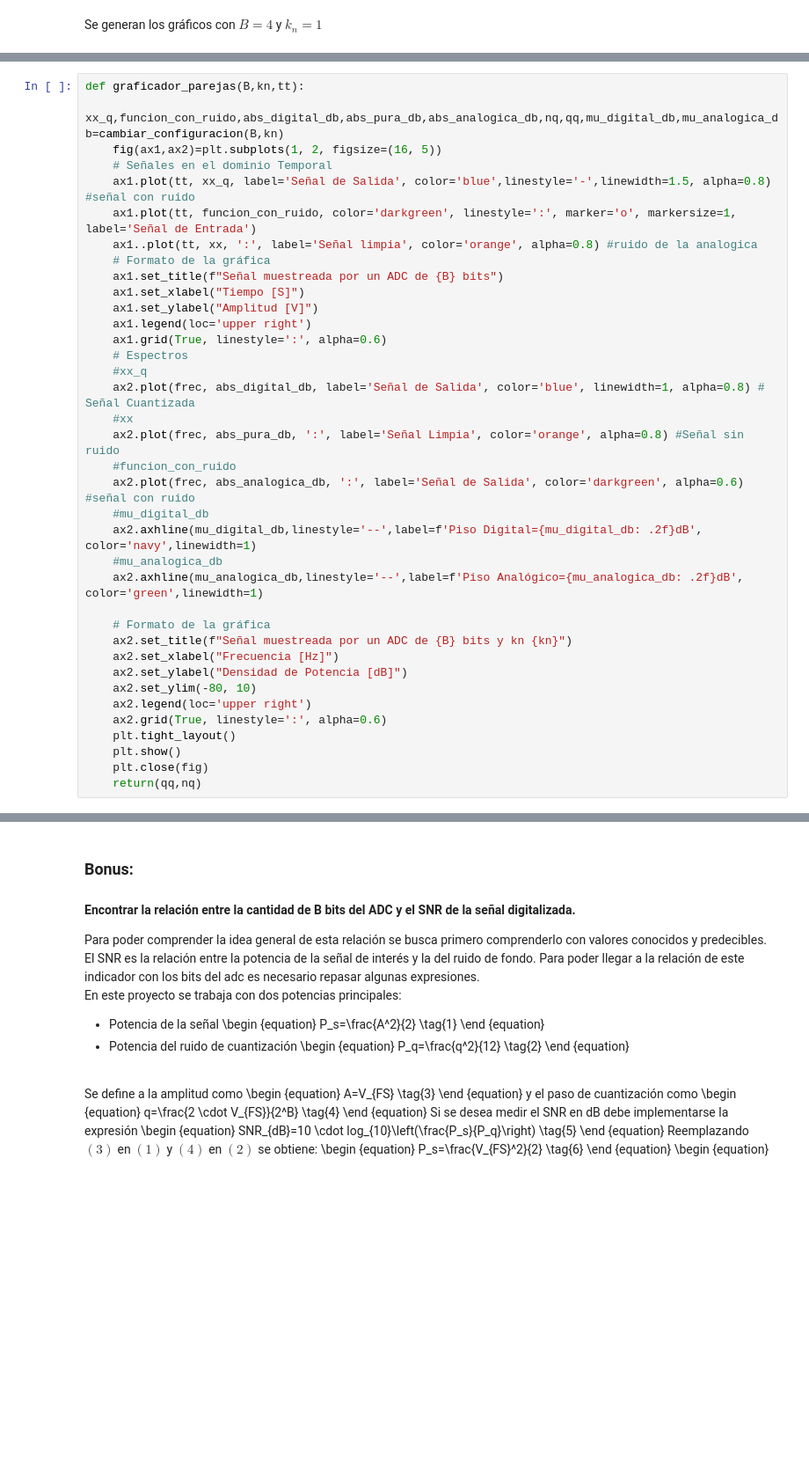
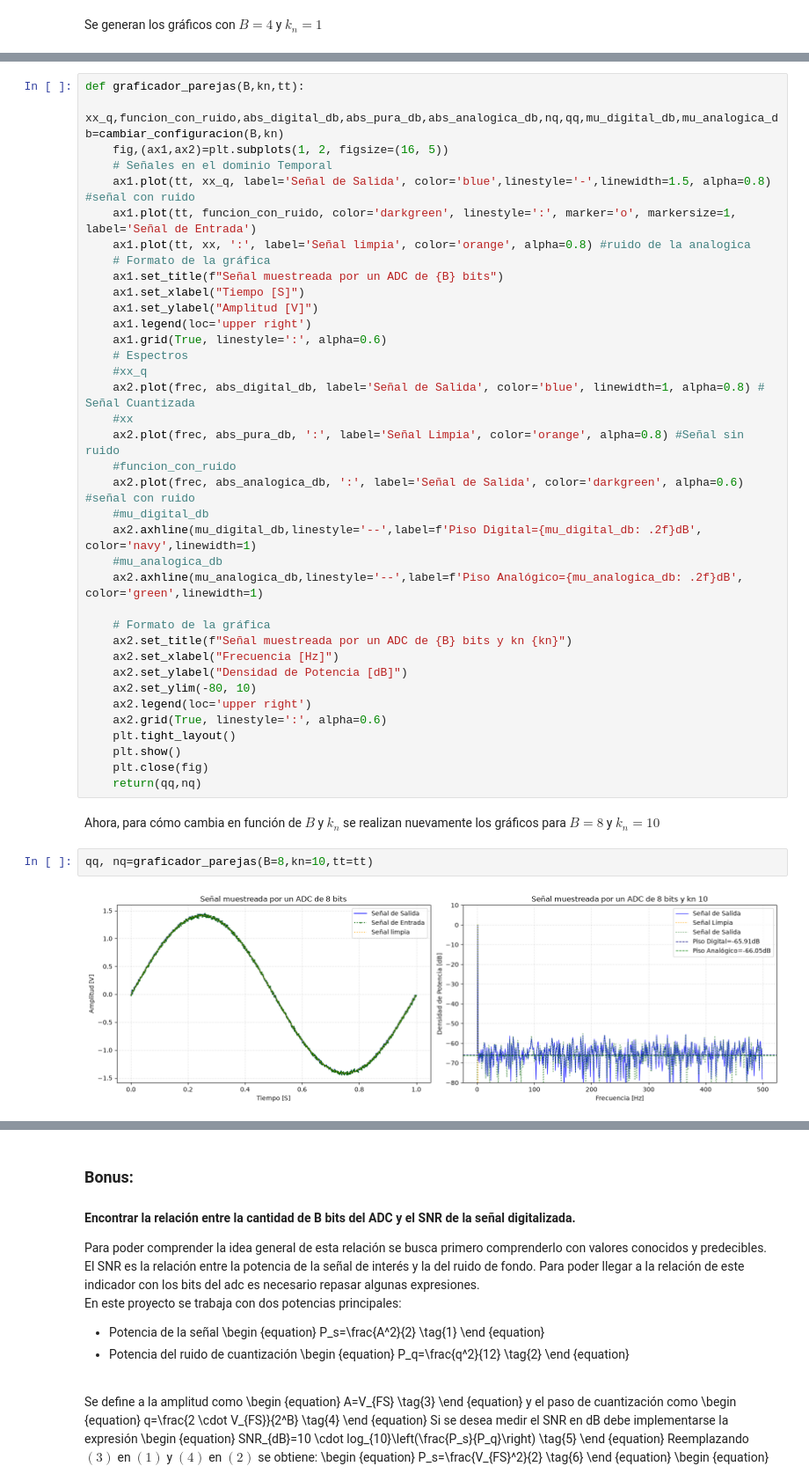
Before and after one commit to Iarapgc/APS, a Jupyter notebook: TS2.ipynb, the cells around one changed output, grey strips where cells are left out. Shown at 88% size. Drawn from its saved outputs; the diff is of its cells as text; blank space fills up the shorter version.

```diff
--- a/TS2.ipynb
+++ b/TS2.ipynb
@@ -156,11 +156,11 @@ Ahora se agrega una función para imprimir gráfico de lado, permitiendo así re
 # %%
 def graficador_parejas(B,kn,tt):
     xx_q,funcion_con_ruido,abs_digital_db,abs_pura_db,abs_analogica_db,nq,qq,mu_digital_db,mu_analogica_db=cambiar_configuracion(B,kn)
-    fig(ax1,ax2)=plt.subplots(1, 2, figsize=(16, 5))
+    fig,(ax1,ax2)=plt.subplots(1, 2, figsize=(16, 5))
     # Señales en el dominio Temporal
     ax1.plot(tt, xx_q, label='Señal de Salida', color='blue',linestyle='-',linewidth=1.5, alpha=0.8) #señal con ruido
     ax1.plot(tt, funcion_con_ruido, color='darkgreen', linestyle=':', marker='o', markersize=1, label='Señal de Entrada')
-    ax1..plot(tt, xx, ':', label='Señal limpia', color='orange', alpha=0.8) #ruido de la analogica
+    ax1.plot(tt, xx, ':', label='Señal limpia', color='orange', alpha=0.8) #ruido de la analogica
     # Formato de la gráfica
     ax1.set_title(f"Señal muestreada por un ADC de {B} bits")
     ax1.set_xlabel("Tiempo [S]")
@@ -190,3 +190,9 @@ def graficador_parejas(B,kn,tt):
     plt.show()
     plt.close(fig)
     return(qq,nq)
+# %% [markdown]
+Ahora, para cómo cambia en función de $B$ y $k_n$ se realizan nuevamente los gráficos para $B=8$ y $k_n=10$
+# %%
+qq, nq=graficador_parejas(B=8,kn=10,tt=tt)
+# %% [output]
+[figure, added]
```
Also changed, not shown: parts of 6 cells of this notebook.
